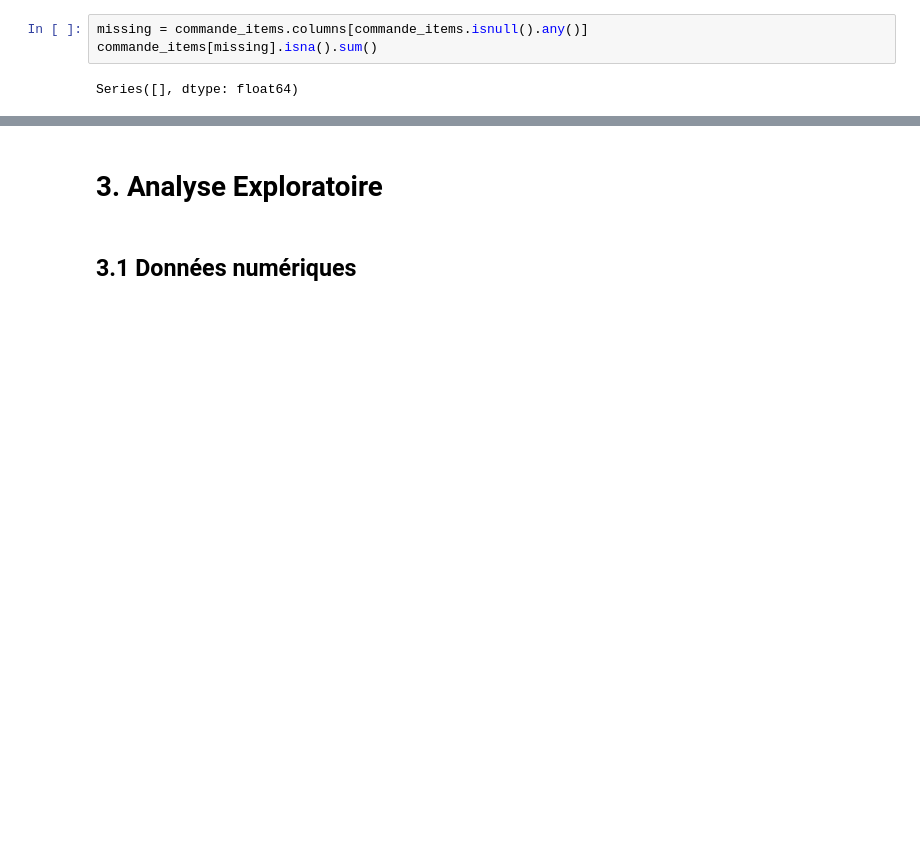
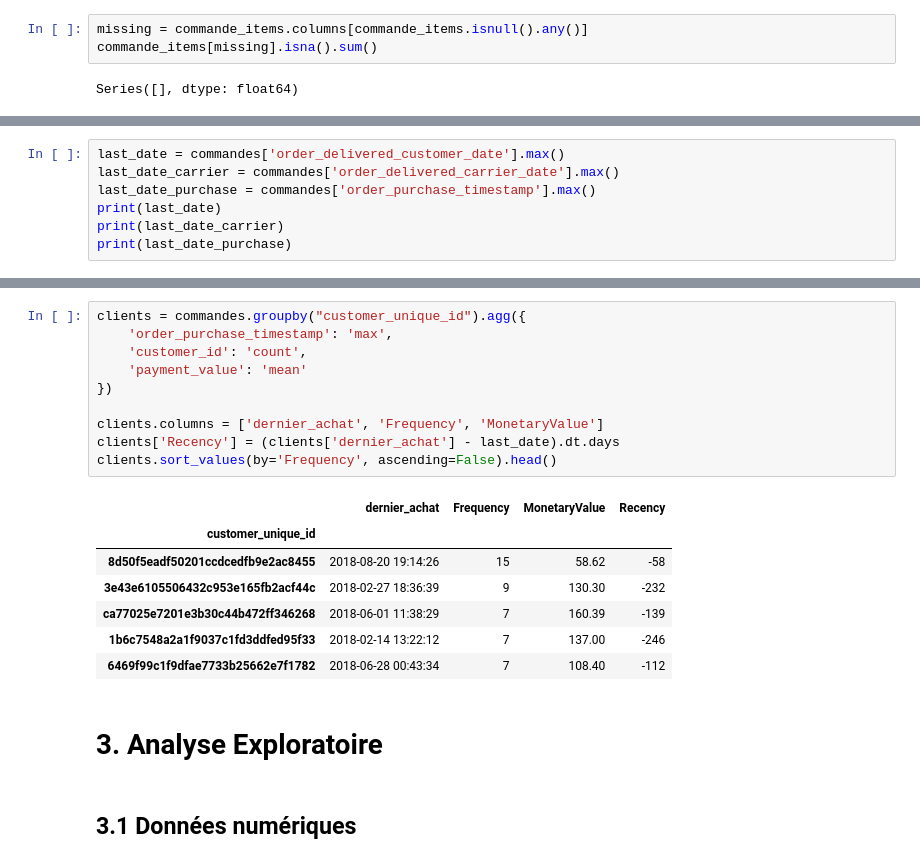
Before and after one commit to mrcreasey/oc-ds-p5-unsupervised-clustering, a Jupyter notebook: P5_01_analyse.ipynb, the cells around one changed output, grey strips where cells are left out. Saved outputs shown, nothing was run; the diff lists cells and outputs as text; blank space fills up the shorter version.

Commit message:
create table 'clients' (indicators RFM, ...)

```diff
--- a/P5_01_analyse.ipynb
+++ b/P5_01_analyse.ipynb
@@ -1263,0 +1276,7 @@ Series([], dtype: float64)
+# %%
+last_date = commandes['order_delivered_customer_date'].max()
+last_date_carrier = commandes['order_delivered_carrier_date'].max()
+last_date_purchase = commandes['order_purchase_timestamp'].max()
+print(last_date)
+print(last_date_carrier)
+print(last_date_purchase)
@@ -1264,3 +1287,21 @@ Series([], dtype: float64)
+# %%
+clients = commandes.groupby("customer_unique_id").agg({
+    'order_purchase_timestamp': 'max',
+    'customer_id': 'count',
+    'payment_value': 'mean'
+})
+
+clients.columns = ['dernier_achat', 'Frequency', 'MonetaryValue']
+clients['Recency'] = (clients['dernier_achat'] - last_date).dt.days
+clients.sort_values(by='Frequency', ascending=False).head()
+# %% [output]
+|  | dernier_achat | Frequency | MonetaryValue | Recency |
+| customer_unique_id |  |  |  |  |
+| 8d50f5eadf50201ccdcedfb9e2ac8455 | 2018-08-20 19:14:26 | 15 | 58.62 | -58 |
+| 3e43e6105506432c953e165fb2acf44c | 2018-02-27 18:36:39 | 9 | 130.30 | -232 |
+| ca77025e7201e3b30c44b472ff346268 | 2018-06-01 11:38:29 | 7 | 160.39 | -139 |
+| 1b6c7548a2a1f9037c1fd3ddfed95f33 | 2018-02-14 13:22:12 | 7 | 137.00 | -246 |
+| 6469f99c1f9dfae7733b25662e7f1782 | 2018-06-28 00:43:34 | 7 | 108.40 | -112 |
 # %% [markdown]
 # 3. Analyse Exploratoire
 # %% [markdown]
```
Also changed, not shown: parts of 6 cells of this notebook.
